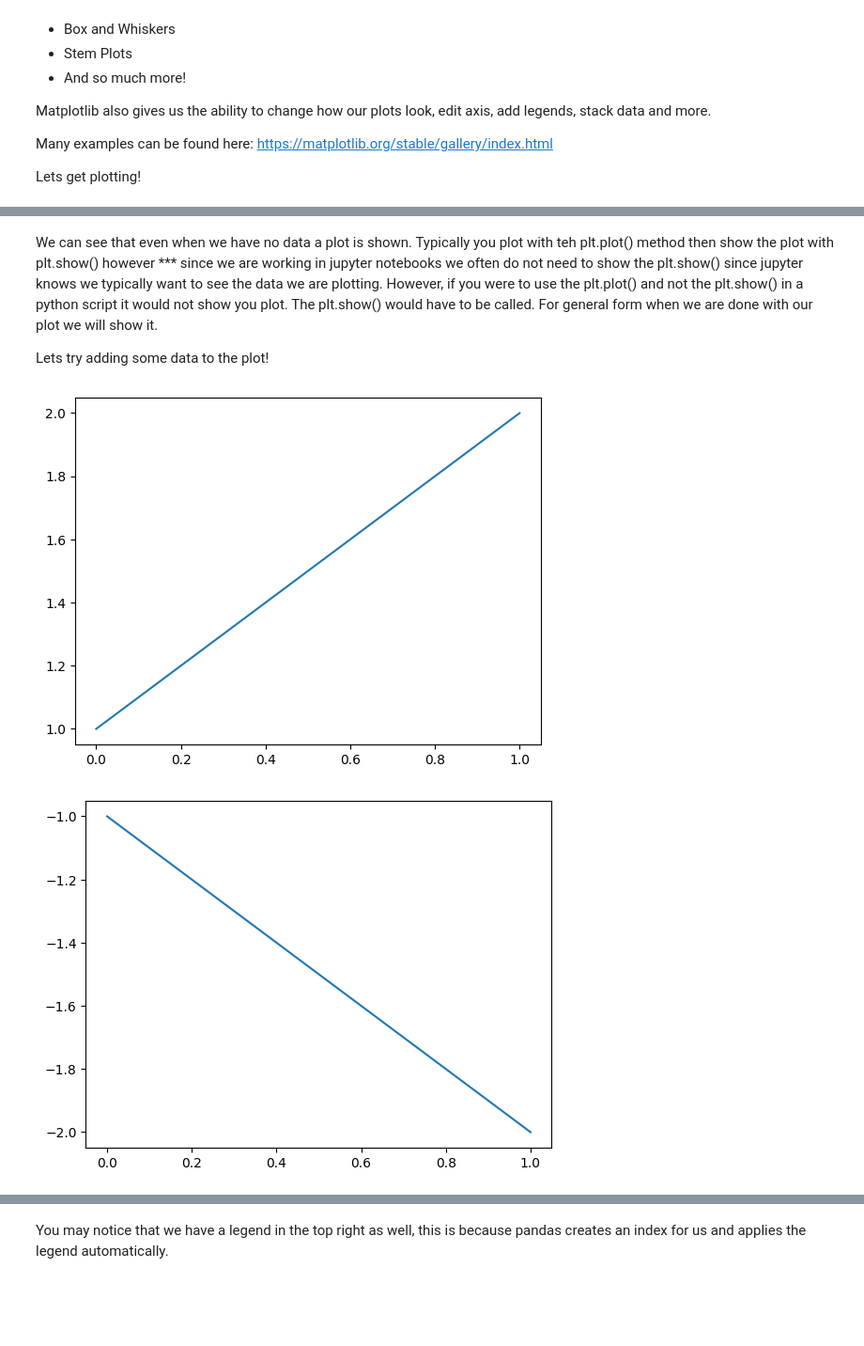
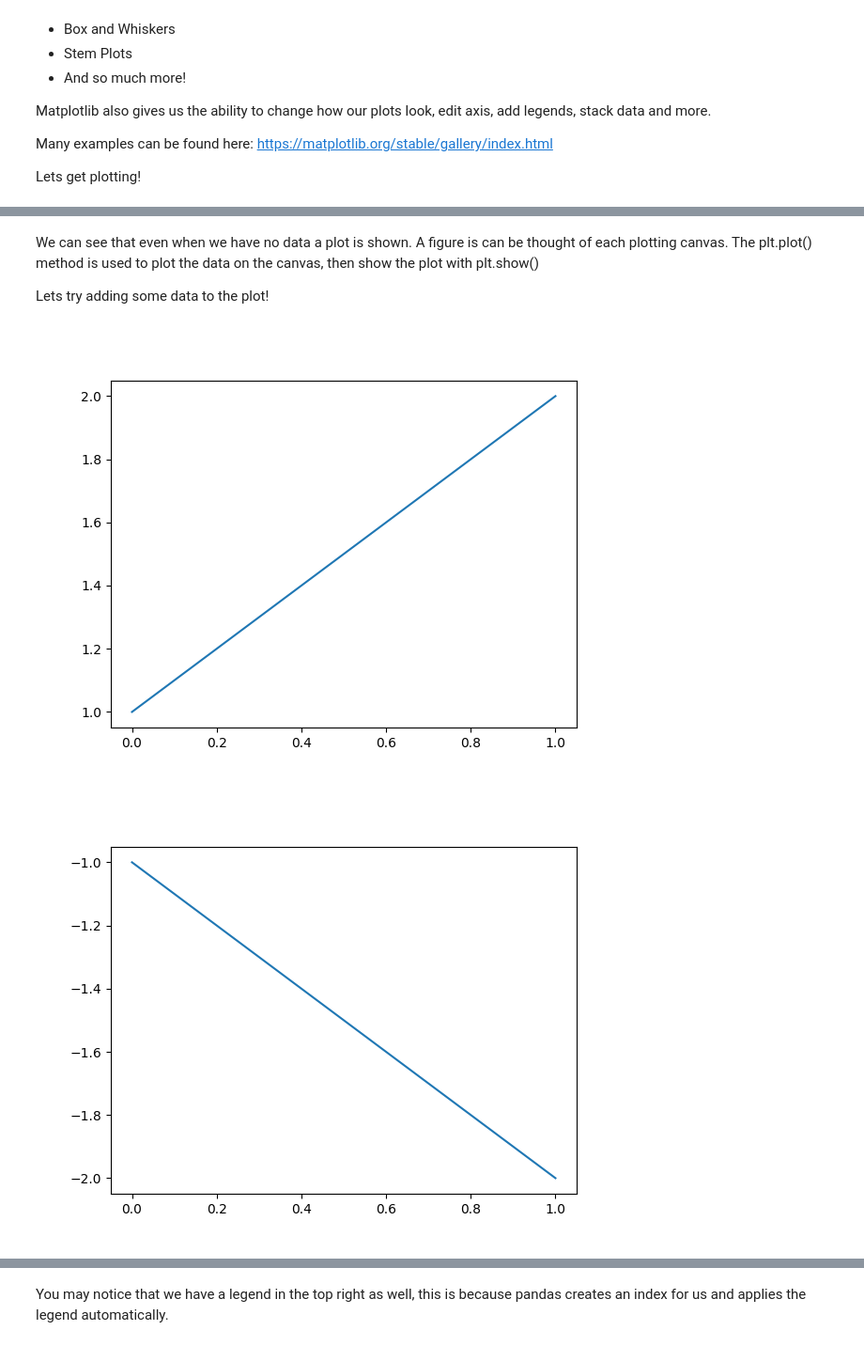
Before and after one commit to Minyoung-Suh/unit-1-numpy-pandas-matplotlib, a Jupyter notebook: matplotlib-is-beautiful.ipynb, the cells around one changed output, grey strips where cells are left out. Shown: that part at 94% size. Cells and saved outputs as stored; diff of their text form; code cells hidden in the pictures; blank space fills up the shorter version.

Commit message:
improve requirements.txt and add better plotting

```diff
--- a/matplotlib-is-beautiful.ipynb
+++ b/matplotlib-is-beautiful.ipynb
@@ -29,27 +31,29 @@ plt.show() # Shows the plot***
-# %% [markdown]
-We can see that even when we have no data a plot is shown. Typically you plot with teh plt.plot() method then show the plot with plt.show() however *** since we are working in jupyter notebooks we often do not need to show the plt.show() since jupyter knows we typically want to see the data we are plotting. However, if you were to use the plt.plot() and not the plt.show() in a python script it would not show you plot. The plt.show() would have to be called. For general form when we are done with our plot we will show it.
-
-Lets try adding some data to the plot!
+# %% [markdown]
+We can see that even when we have no data a plot is shown. A figure is can be thought of each plotting canvas. The plt.plot() method is used to plot the data on the canvas, then show the plot with plt.show()
+
+Lets try adding some data to the plot!
 # %%
 
 # plt.plot will default to a line plot. For use to see a line we need two data points. The "bare-est bones" line plot we can show is between two points.
 
 x = [0, 1]
 y = [1, 2]
+plt.figure()
 plt.plot(x, y)
 plt.show()
 # %% [output]
-[figure, old version]
+[figure, new version]
 # %%
 # Above we used lists but numpy arrays work too
 import numpy as np
 
 x_arry = np.array(x)
 neg_y_arry = -np.array(y) # Note we are leveraging numpy to make the values negative without looping!
+plt.figure()
 plt.plot(x_arry, neg_y_arry)
 plt.show()
 # %% [output]
-[figure, old version]
+[figure, new version]
 # %%
 # We can also use pandas data frames!
 import pandas as pd
```
Also changed, not shown: parts of 12 cells of this notebook, 5 other files.
